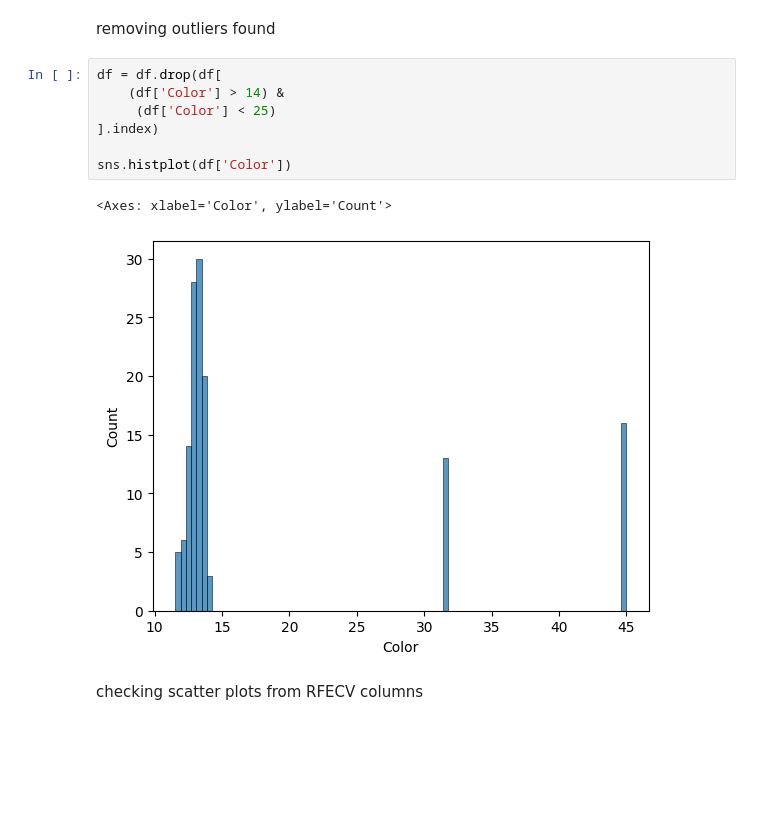
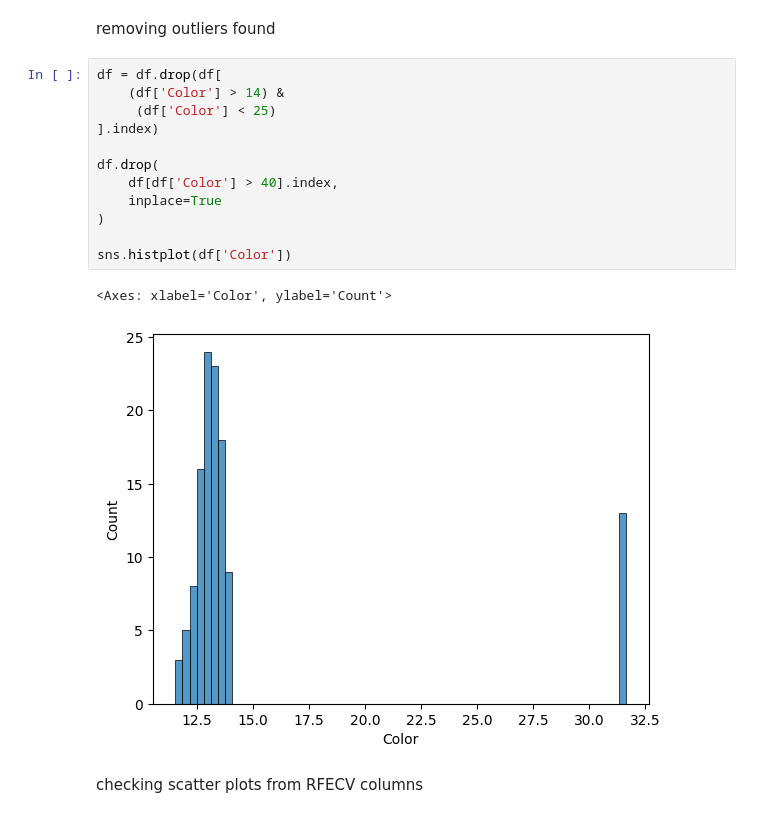
Before and after one commit to xpcjunior/heinekendscase2024, a Jupyter notebook: main.ipynb, the cells around one changed output. Drawn from its saved outputs; the diff is of its cells as text; blank space fills up the shorter version.

```diff
--- a/main.ipynb
+++ b/main.ipynb
@@ -206,13 +206,18 @@ removing outliers found
 # %%
 df = df.drop(df[
     (df['Color'] > 14) &
      (df['Color'] < 25)
 ].index)
 
+df.drop(
+    df[df['Color'] > 40].index,
+    inplace=True
+)
+
 sns.histplot(df['Color'])
 # %% [output]
 <Axes: xlabel='Color', ylabel='Count'>
-[figure, old version]
+[figure, new version]
 # %% [markdown]
 checking scatter plots from RFECV columns
 # %%
```
Also changed, not shown: parts of 7 cells of this notebook, 1 other file.
